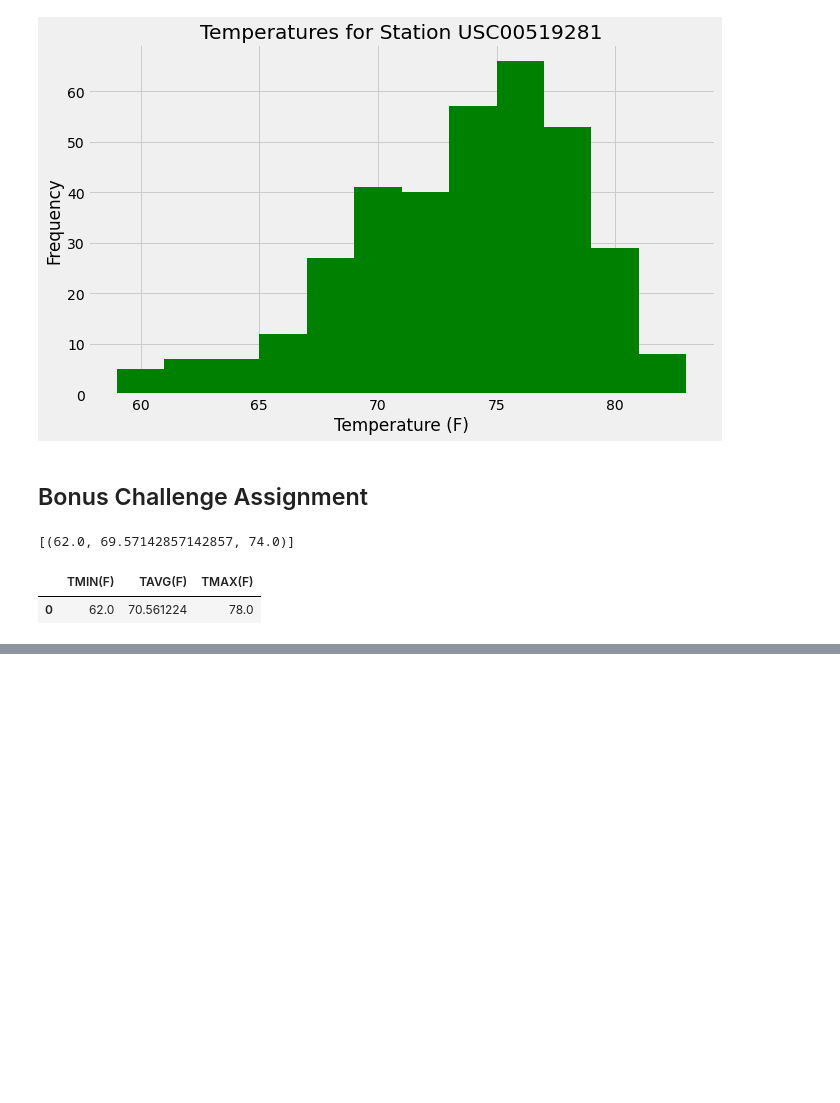
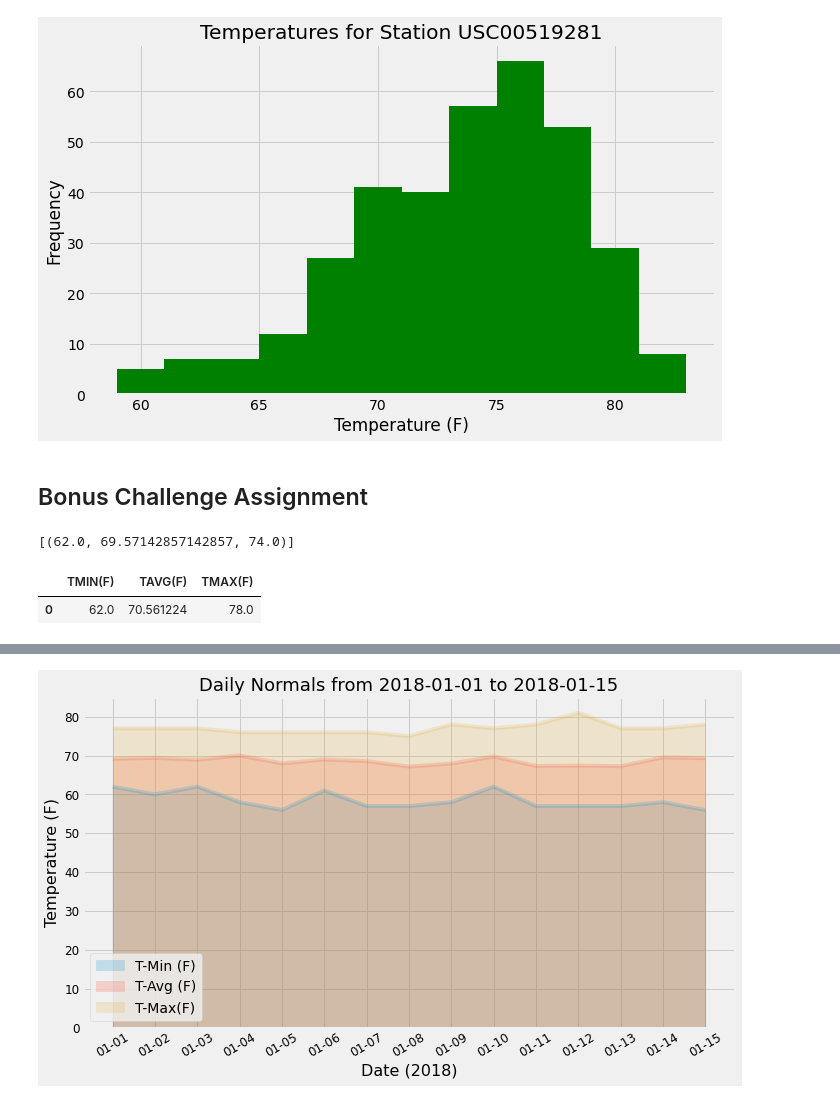
Before and after one commit to susanquiros/sqlalchemy-challenge, a Jupyter notebook: climate_starter.ipynb, the cells around one changed output, grey strips where cells are left out. Saved outputs shown, nothing was run; the diff lists cells and outputs as text; code cells hidden in the pictures; blank space fills up the shorter version.

```diff
--- a/climate_starter.ipynb
+++ b/climate_starter.ipynb
@@ -249,9 +315,36 @@ daily_normals("01-01")
 # push each tuple of calculations into a list called `normals`
 
 # Set the start and end date of the trip
-
+start_date = (dt.datetime.strptime('2018-01-01', "%Y-%m-%d")).date()
+end_date = (dt.datetime.strptime('2018-01-15', "%Y-%m-%d")).date()
 # Use the start and end date to create a range of dates
 
+# --- create an empty list to store range of dates ---
+fechas_viaje = []
+
+
+# --- new variable to act as start date (so that actual start date is unchanged) ---
+current_date = start_date
 # Stip off the year and save a list of %m-%d strings
 
+
+#while loop to append dates to list in the format %m-%d ---
+while current_date <= end_date:
+    month = current_date.strftime('%m')
+    day = current_date.strftime('%d')
+    fechas_viaje.append(f"{month}-{day}")
+    current_date += dt.timedelta(days=1)
+
 # Loop through the list of %m-%d strings and calculate the normals for each date
+# --- create an empty list to store normals ---
+normals = []
+# --- for loop to calculate normals for each date in trip_dates list ---
+for i in range(len(fechas_viaje)):
+    day_normal = daily_normals(fechas_viaje[i])
+    normals.append(day_normal[0])
+
+# Load the previous query results into a Pandas DataFrame and add the `trip_dates` range as the `date` index
+
+normals_df = pd.DataFrame(normals, columns =['T-Min (F)', 'T-Avg (F)', 'T-Max(F)'])
+normals_df["Date"] = fechas_viaje
+normals_df.set_index("Date")
@@ -261,0 +369,15 @@ daily_normals("01-01")
+# %%
+# Plot the daily normals as an area plot with `stacked=False`
+normals_df.plot.area(figsize=(10,6), stacked=False, alpha = 0.2, rot=30, fontsize=12)
+
+plt.xticks(np.arange(len(fechas_viaje)), labels=fechas_viaje)
+
+plt.title(f"Daily Normals from {start_date} to {end_date}", fontsize=18)
+plt.xlabel("Date (2018)", fontsize=16)
+plt.ylabel("Temperature (F)", fontsize=16)
+
+plt.tight_layout()
+#plt.savefig("Images/dailynormals.png")
+plt.show()
+# %% [output]
+[figure, added]
```
Also changed, not shown: parts of 12 cells of this notebook.
